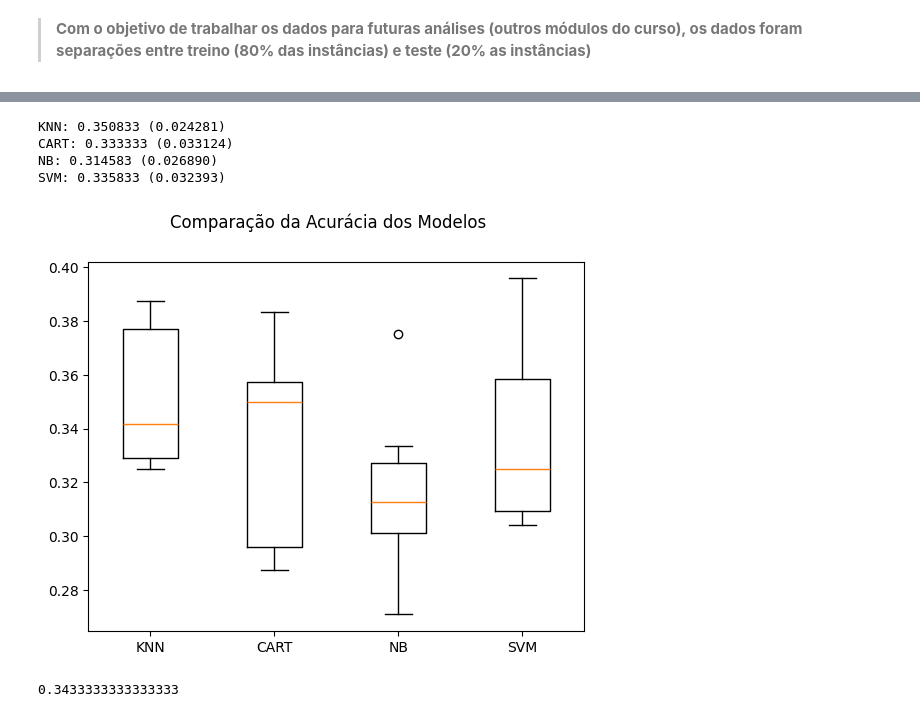
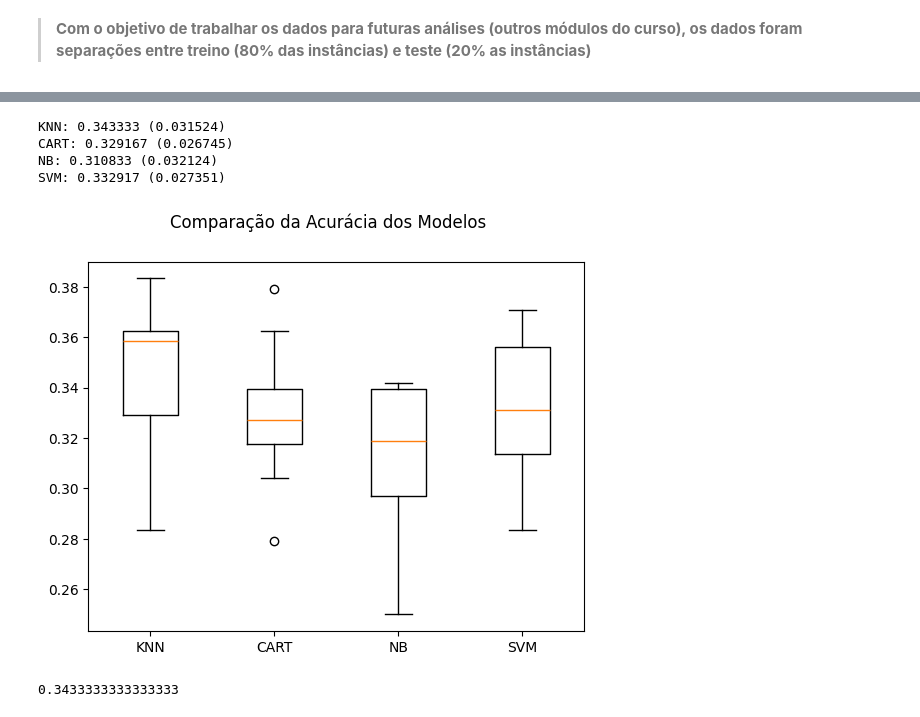
Before and after one commit to hugocfrias/MVP-Machine-Learning, a Jupyter notebook: MVP_Machine_Learning.ipynb, the cells around one changed output, grey strips where cells are left out. Drawn from its saved outputs; the diff is of its cells as text; code cells hidden in the pictures.

```diff
--- a/MVP_Machine_Learning.ipynb
+++ b/MVP_Machine_Learning.ipynb
@@ -215,0 +243,15 @@ dtype: int64
+# %%
+# Tratamento para a criação de um nodo Dataframe (df_final) com os atributos transformados
+encoder = OneHotEncoder(sparse_output=False, handle_unknown='ignore')
+encoded_data = encoder.fit_transform(df_cleaned[['Country','Gender','Exercise Level','Diet Type']])
+
+# Criação do df_encoded: criação do Dataframe com os atributos categóricos transformados
+df_encoded = pd.DataFrame(encoded_data, columns=encoder.get_feature_names_out(['Country','Gender','Exercise Level','Diet Type']))
+
+# Criação do df_final: concatenação de df_cleaned e df_encoded
+df_final = pd.concat([df_cleaned, df_encoded], axis=1)
+
+# remoção das colunas não transformadas
+df_final.drop(['Country','Gender','Exercise Level','Diet Type'], axis=1, inplace= True)
+
+print(df_final)
@@ -215,0 +287,15 @@ dtype: int64
+# %%
+# Coluna a ser movida para o fim
+col_a_mover = 'Stress Level'
+
+colunas_atuais = df_final.columns.tolist()
+colunas_atuais.remove(col_a_mover)
+
+# Adiciona a coluna a ser movida ao final
+nova_ordem_colunas = colunas_atuais + [col_a_mover]
+
+# Reordena o DataFrame
+df_reordenado = df_final[nova_ordem_colunas]
+
+print("\nDataFrame com 'col_mover' no fim:")
+print(df_reordenado)
@@ -221,9 +336,9 @@ dtype: int64
 # Preparação dos dados
 
 # Separação em bases de treino e teste (holdout)
-array = df_cleaned.values
-X = array[:,4:10] # atributos
-y = array[:,10] # classe (target)
+array = df_reordenado.values
+X = array[:,0:24] # atributos
+y = array[:,24] # classe (target)
 
 X_train, X_test, y_train, y_test = train_test_split(X, y, test_size=0.20, random_state=7) # faz a divisão
 
@@ -254,39 +369,42 @@ X_test_normalized = scaler_norm.transform(X_test)
 
 # Definindo uma seed global para esta célula de código
 np.random.seed(7)
 
 # Listas para armazenar os modelos, os resultados e os nomes dos modelos
 models = []
 results = []
 names = []
 
 # Preparando os modelos e adicionando-os em uma lista
 models.append(('KNN', KNeighborsClassifier()))
 models.append(('CART', DecisionTreeClassifier()))
 models.append(('NB', GaussianNB()))
 models.append(('SVM', SVC()))
 
+# Convert y_train to categorical type
+#y_train = y_train.astype('category')
+
 # Avaliando um modelo por vez
 for name, model in models:
-  cv_results = cross_val_score(model, X_train_normalized, y_train, cv=kfold, scoring='accuracy')
+  cv_results = cross_val_score(model, X_train, y_train, cv=kfold, scoring='accuracy')
   results.append(cv_results)
   names.append(name)
   msg = "%s: %f (%f)" % (name, cv_results.mean(), cv_results.std()) # média e desvio padrão dos 10 resultados da validação cruzada
   print(msg)
 
 # Boxplot de comparação dos modelos
 fig = plt.figure()
 fig.suptitle('Comparação da Acurácia dos Modelos')
 ax = fig.add_subplot(111)
 plt.boxplot(results)
 ax.set_xticklabels(names)
 plt.show()
 # %% [output]
-KNN: 0.350833 (0.024281)
-CART: 0.333333 (0.033124)
-NB: 0.314583 (0.026890)
-SVM: 0.335833 (0.032393)
+KNN: 0.343333 (0.031524)
+CART: 0.329167 (0.026745)
+NB: 0.310833 (0.032124)
+SVM: 0.332917 (0.027351)
-[figure, old version]
+[figure, new version]
 # %%
 # Criando um modelo com todo o conjunto de treino
 model = KNeighborsClassifier()
```
Also changed, not shown: parts of 11 cells of this notebook.
